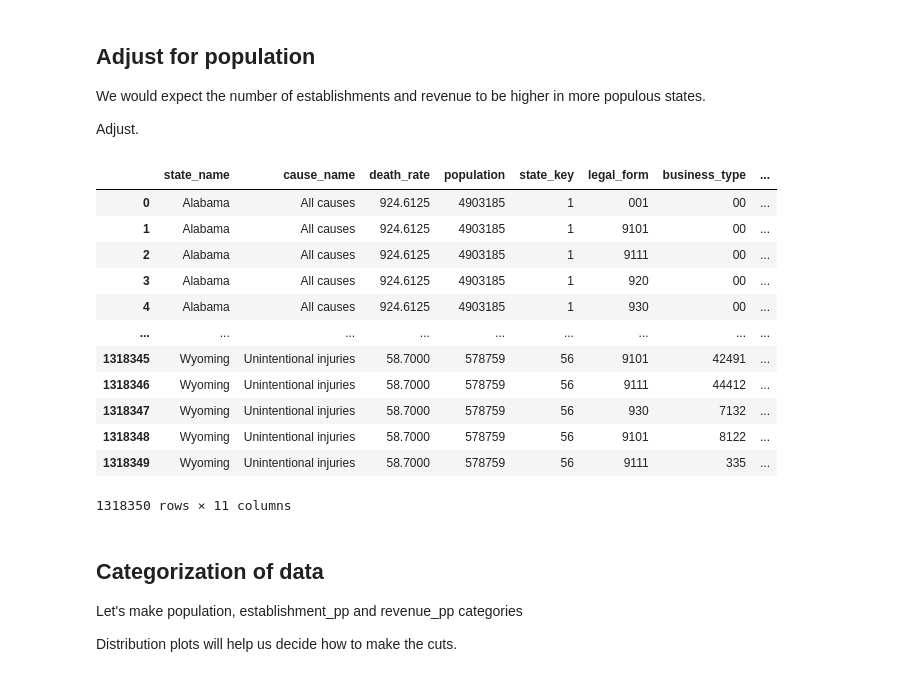
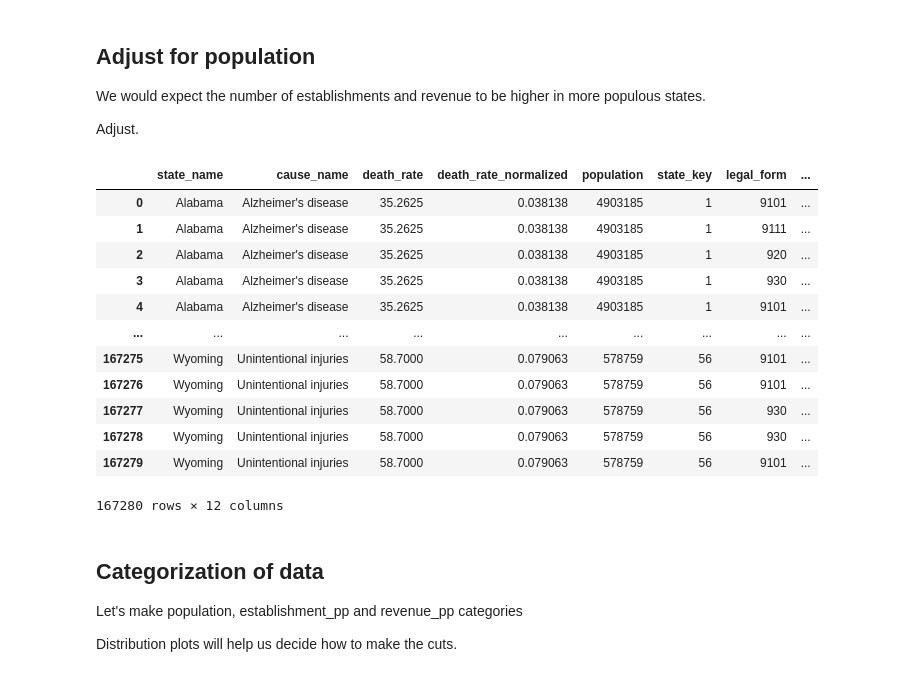
Before and after one commit to jsf80238/data_science, a Jupyter notebook: notebooks/death_rate.ipynb, the cells around one changed output. Cells and saved outputs as stored; diff of their text form; code cells hidden in the pictures.

```diff
--- a/notebooks/death_rate.ipynb
+++ b/notebooks/death_rate.ipynb
@@ -176,0 +195,5 @@ df
+# %%
+df = df.merge(by_state_df, on=STATE_NAME, suffixes=(None, "_all_causes"))
+df[DEATH_RATE_NORMALIZED] = df[DEATH_RATE] / df[death_rate_all_causes]
+df.drop(columns=[death_rate_all_causes], inplace=True)
+df
@@ -176,0 +216,4 @@ df
+# %%
+mask = (df[CAUSE] != all_causes)
+df = df[mask]
+df
@@ -344,0 +393,4 @@ memory usage: 4.2+ MB
+# %%
+mask = (business_df[LEGAL_FORM] != "001")
+business_df = business_df[mask]
+business_df.shape
@@ -344,0 +415,4 @@ memory usage: 4.2+ MB
+# %%
+mask = (business_df[BUSINESS_TYPE].str.len() == 3)
+business_df = business_df[mask]
+business_df.shape
@@ -531,23 +609,23 @@ Adjust.
 # %%
 ESTABLISHMENTS_PP = "establishments_pp"
 REVENUE_PP = "revenue_pp"
 df[ESTABLISHMENTS_PP] = df[ESTABLISHMENT_COUNT] / df[POPULATION]
-df[REVENUE_PP] = df[REVENUE_IN_THOUSANDS] / df[POPULATION]
+df[REVENUE_PP] = df[REVENUE_IN_THOUSANDS] * 1000 / df[POPULATION]
 df
 # %% [output]
-|  | state_name | cause_name | death_rate | population | state_key | legal_form | business_type | ... |
-| 0 | Alabama | All causes | 924.6125 | 4903185 | 1 | 001 | 00 | ... |
-| 1 | Alabama | All causes | 924.6125 | 4903185 | 1 | 9101 | 00 | ... |
-| 2 | Alabama | All causes | 924.6125 | 4903185 | 1 | 9111 | 00 | ... |
-| 3 | Alabama | All causes | 924.6125 | 4903185 | 1 | 920 | 00 | ... |
-| 4 | Alabama | All causes | 924.6125 | 4903185 | 1 | 930 | 00 | ... |
+|  | state_name | cause_name | death_rate | death_rate_normalized | population | state_key | legal_form | ... |
+| 0 | Alabama | Alzheimer's disease | 35.2625 | 0.038138 | 4903185 | 1 | 9101 | ... |
+| 1 | Alabama | Alzheimer's disease | 35.2625 | 0.038138 | 4903185 | 1 | 9111 | ... |
+| 2 | Alabama | Alzheimer's disease | 35.2625 | 0.038138 | 4903185 | 1 | 920 | ... |
+| 3 | Alabama | Alzheimer's disease | 35.2625 | 0.038138 | 4903185 | 1 | 930 | ... |
+| 4 | Alabama | Alzheimer's disease | 35.2625 | 0.038138 | 4903185 | 1 | 9101 | ... |
 | ... | ... | ... | ... | ... | ... | ... | ... | ... |
-| 1318345 | Wyoming | Unintentional injuries | 58.7000 | 578759 | 56 | 9101 | 42491 | ... |
-| 1318346 | Wyoming | Unintentional injuries | 58.7000 | 578759 | 56 | 9111 | 44412 | ... |
-| 1318347 | Wyoming | Unintentional injuries | 58.7000 | 578759 | 56 | 930 | 7132 | ... |
-| 1318348 | Wyoming | Unintentional injuries | 58.7000 | 578759 | 56 | 9101 | 8122 | ... |
-| 1318349 | Wyoming | Unintentional injuries | 58.7000 | 578759 | 56 | 9111 | 335 | ... |
+| 167275 | Wyoming | Unintentional injuries | 58.7000 | 0.079063 | 578759 | 56 | 9101 | ... |
+| 167276 | Wyoming | Unintentional injuries | 58.7000 | 0.079063 | 578759 | 56 | 9101 | ... |
+| 167277 | Wyoming | Unintentional injuries | 58.7000 | 0.079063 | 578759 | 56 | 930 | ... |
+| 167278 | Wyoming | Unintentional injuries | 58.7000 | 0.079063 | 578759 | 56 | 930 | ... |
+| 167279 | Wyoming | Unintentional injuries | 58.7000 | 0.079063 | 578759 | 56 | 9101 | ... |
-1318350 rows × 11 columns
+167280 rows × 12 columns
 # %% [markdown]
 ## Categorization of data
 Let's make population, establishment_pp and revenue_pp categories
```
Also changed, not shown: parts of 47 cells of this notebook.
